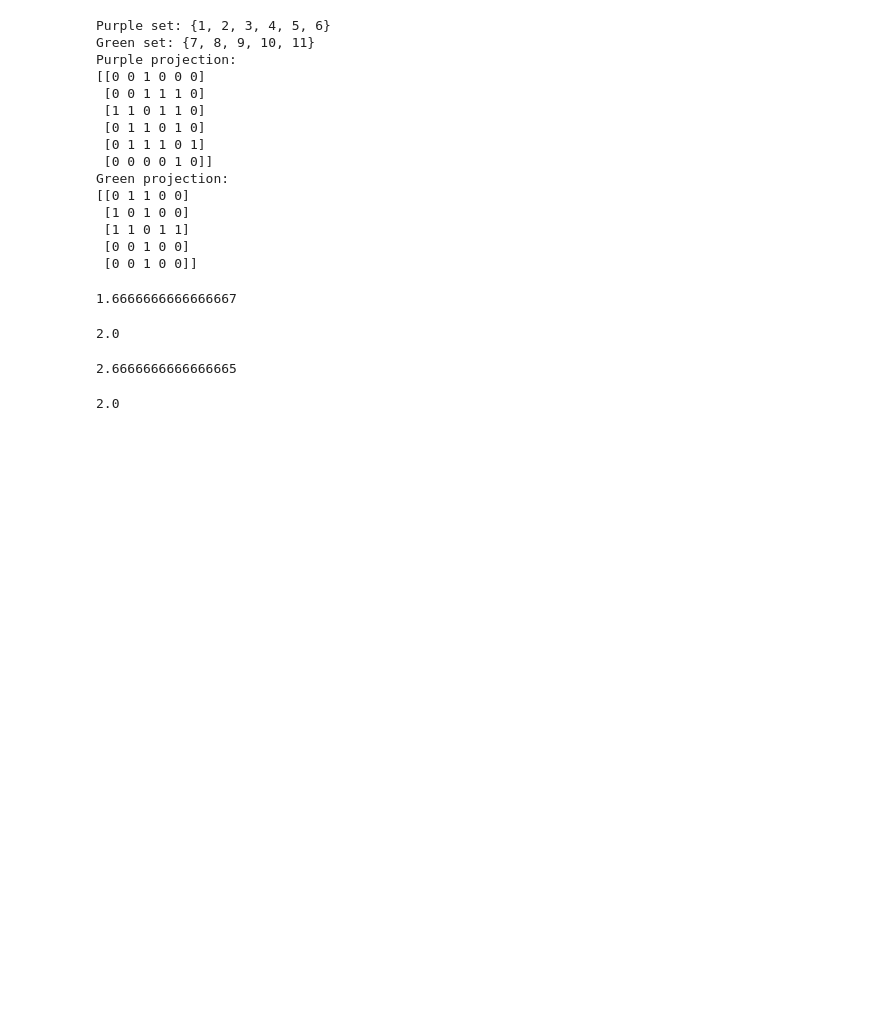
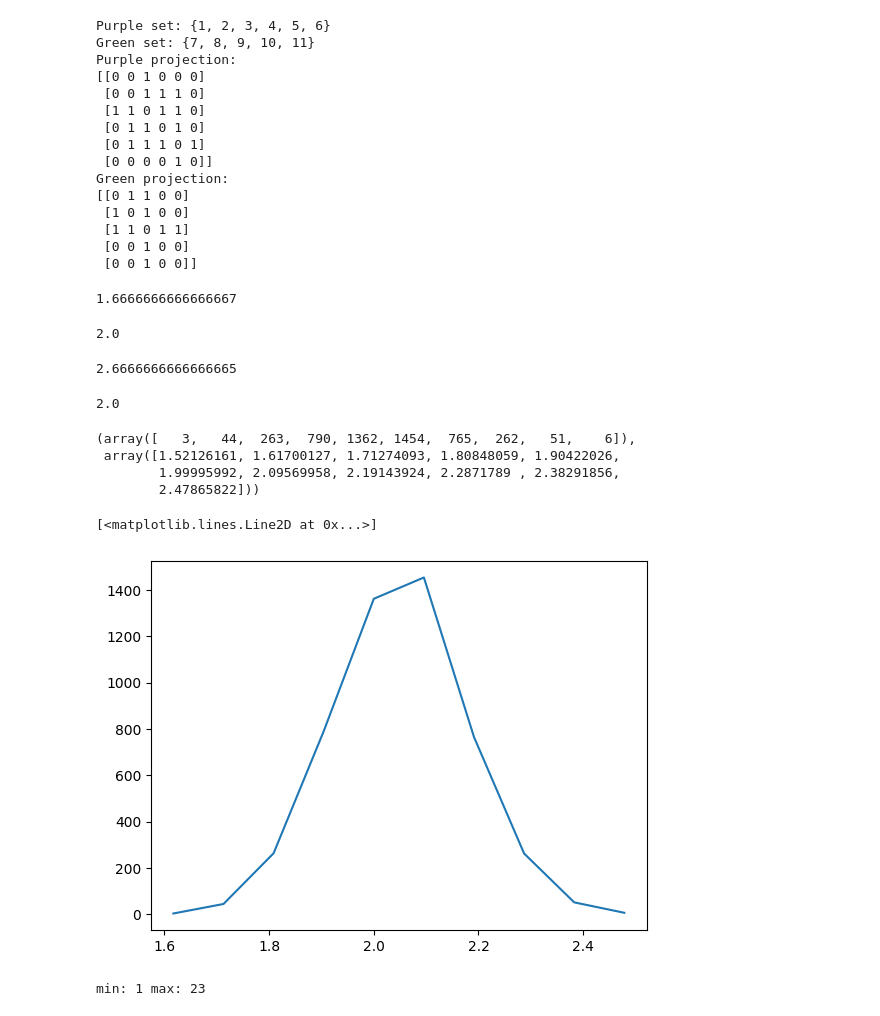
Before and after one commit to matyiandras/socialgraphs2024, a Jupyter notebook: files/week2_ex.ipynb, the cells around one changed output. Cells and saved outputs as stored; diff of their text form; code cells hidden in the pictures; blank space fills up the shorter version.

```diff
--- a/files/week2_ex.ipynb
+++ b/files/week2_ex.ipynb
@@ -171,3 +171,29 @@ sum(dict(Bpx.degree()).values())/len(Bpx)
 sum(dict(Bpy.degree()).values())/len(Bpy)
 # %% [output]
 2.0
+# %%
+import matplotlib.pyplot as plt
+import numpy as np
+import random
+
+
+mu, sigma = 2, 0.125 # mean and standard deviation
+s = np.random.normal(mu, sigma, 5000)
+
+np.histogram(s, bins=10)
+# %% [output]
+(array([   3,   44,  263,  790, 1362, 1454,  765,  262,   51,    6]),
+ array([1.52126161, 1.61700127, 1.71274093, 1.80848059, 1.90422026,
+        1.99995992, 2.09569958, 2.19143924, 2.2871789 , 2.38291856,
+        2.47865822]))
+# %%
+hist = np.histogram(s, bins=10)
+plt.plot(hist[1][1:], hist[0])
+# %% [output]
+[<matplotlib.lines.Line2D at 0x...>]
+[figure, added]
+# %%
+poi = np.random.poisson(10, 5000)
+print('min:', min(poi), 'max:', max(poi))
+# %% [output]
+min: 1 max: 23
```
Also changed, not shown: parts of 6 cells of this notebook.
